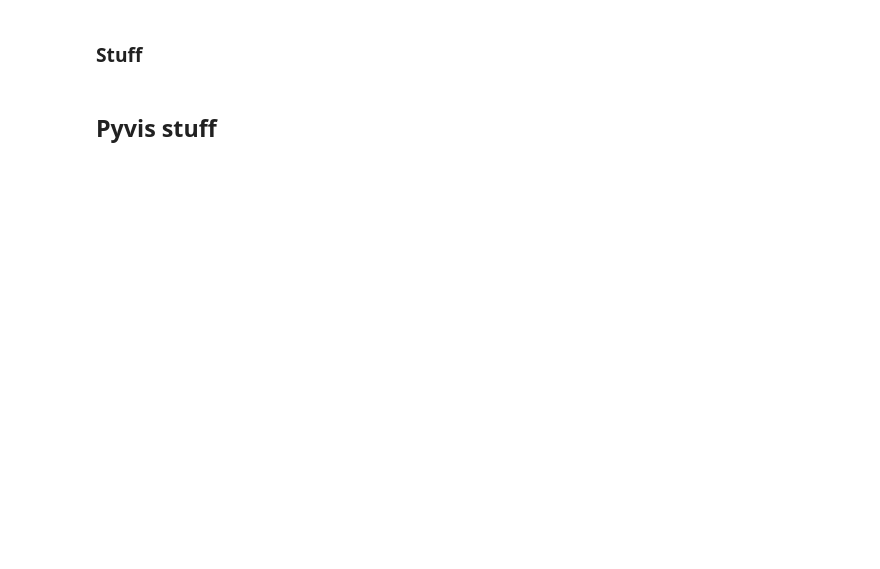
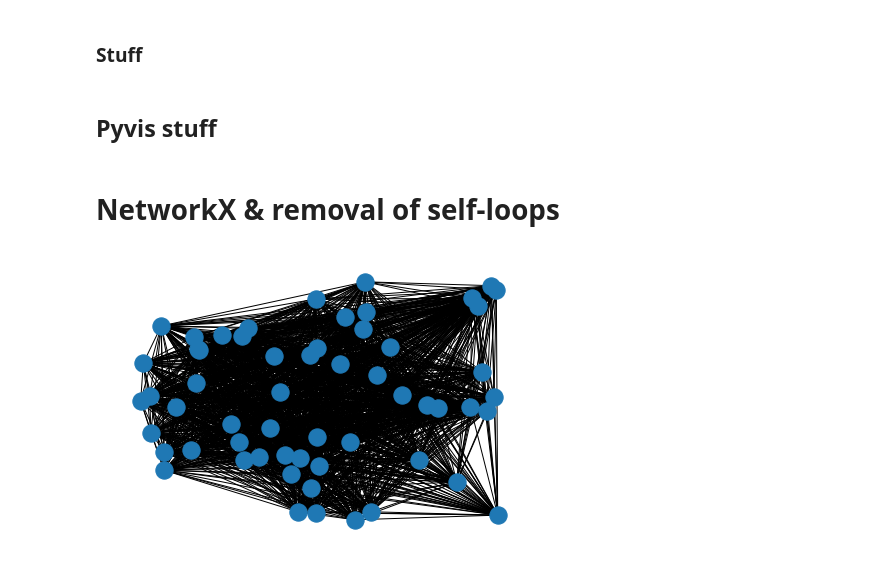
Before and after one commit to meidelien/Metabolic-network-layout-using-biochemical-coordinates, a Jupyter notebook: Notebooks/descriptors_analysis.ipynb, the cells around one changed output. Cells and saved outputs as stored; diff of their text form; code cells hidden in the pictures; blank space fills up the shorter version.

```diff
--- a/Notebooks/descriptors_analysis.ipynb
+++ b/Notebooks/descriptors_analysis.ipynb
@@ -218,0 +220,16 @@ df1515.to_csv("1515_for_PCA.csv")
+# %% [markdown]
+# NetworkX & removal of self-loops
+# %%
+import networkx as nx
+import numpy as np
+
+
+net3 = nx.Graph()
+net3 = nx.from_pandas_edgelist(df1515_2, source ="d1_1515", target = "d2_1515", edge_attr = "value1515")
+
+#Remove self loops
+net3.remove_edges_from(nx.selfloop_edges(net3))
+
+nx.draw_random(net3)
+# %% [output]
+[figure, added]
```
Also changed, not shown: parts of 16 cells of this notebook, 5 other files.
